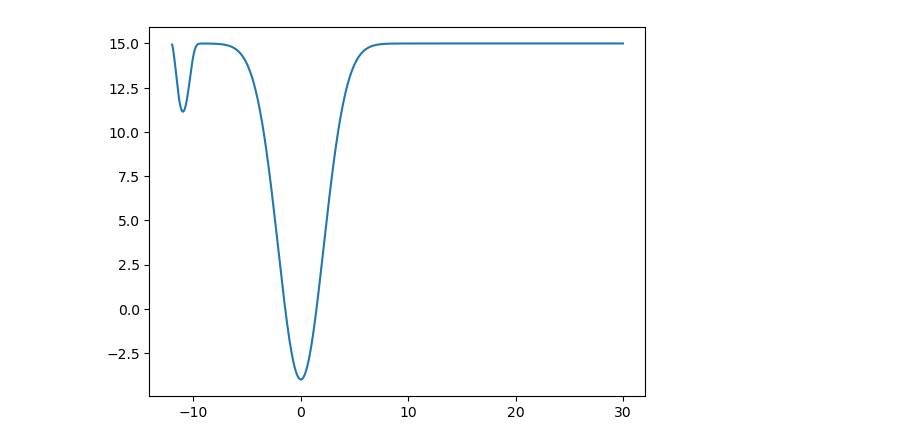
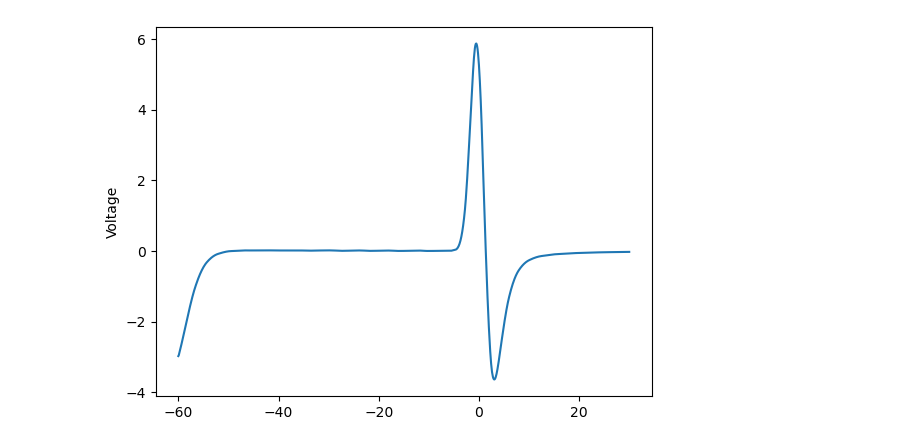
Before and after one commit to j-curtis/picosecond-critical-current, a Jupyter notebook: TDGL-amplitude-relaxation.ipynb, the cells around one changed output. Saved outputs shown, nothing was run; the diff lists cells and outputs as text; code cells hidden in the pictures.

```diff
--- a/TDGL-amplitude-relaxation.ipynb
+++ b/TDGL-amplitude-relaxation.ipynb
@@ -40,19 +40,19 @@ def eom(t,X,pars):
 
     return dXdt
 # %%
-lPearl = 1.
+lPearl = 1.*um
 sigma2D = 1.
 xiGL = 10.*nm
-tauGL = 0.6*ps
-Jps = -0.019*phi0/nm
-Jdc = 0.015*phi0/nm
+tauGL = 6.*ps
+Jps = 0.01*phi0/nm
+Jdc = -0.003*phi0/nm
 t0 = 0.
-td = 3.*ps
+td = 2.*ps
 
 
 par = params(lPearl,sigma2D,xiGL,tauGL,Jdc,Jps,t0,td)
 # %%
-ti = -12.*ps
+ti = -60.*ps
 tf = 30.*ps
 nt = 1000
 
@@ -71,6 +71,7 @@ plt.show()
 # %%
 plt.plot(sol.t[:],par.sigma2D*np.gradient(sol.y[0,:],times[1]-times[0]))
+plt.ylabel(r'Voltage')
 #plt.plot(sol.t[:],Jext(sol.t,par))
 plt.show()
 # %% [output]
-[figure, old version]
+[figure, new version]
```
Also changed, not shown: parts of 1 cell of this notebook.
